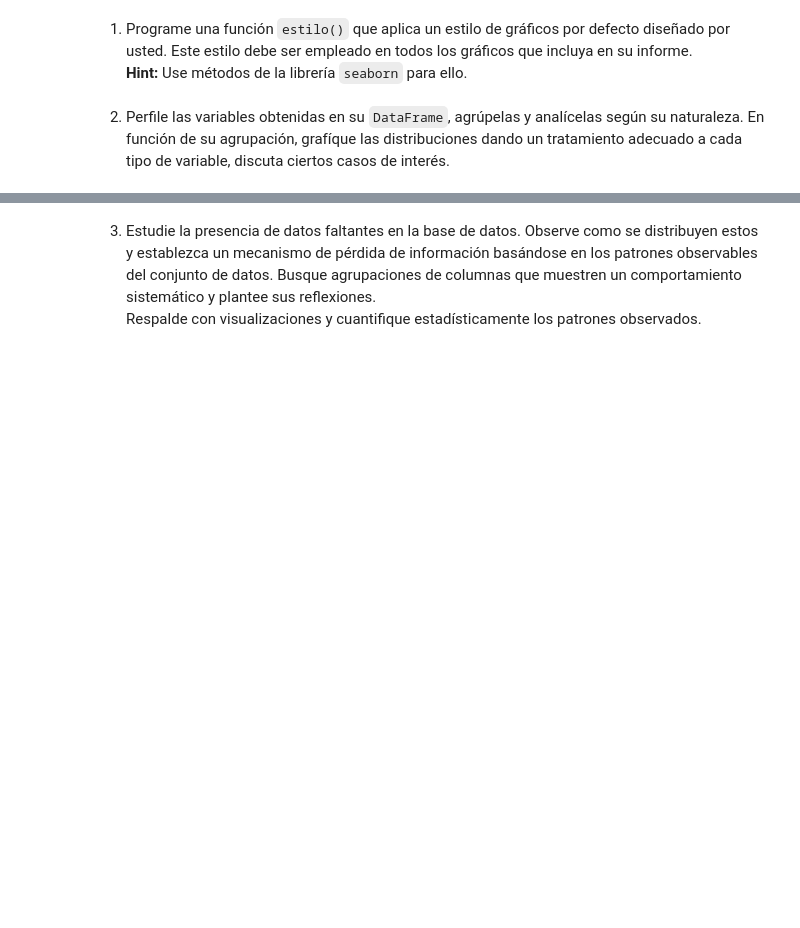
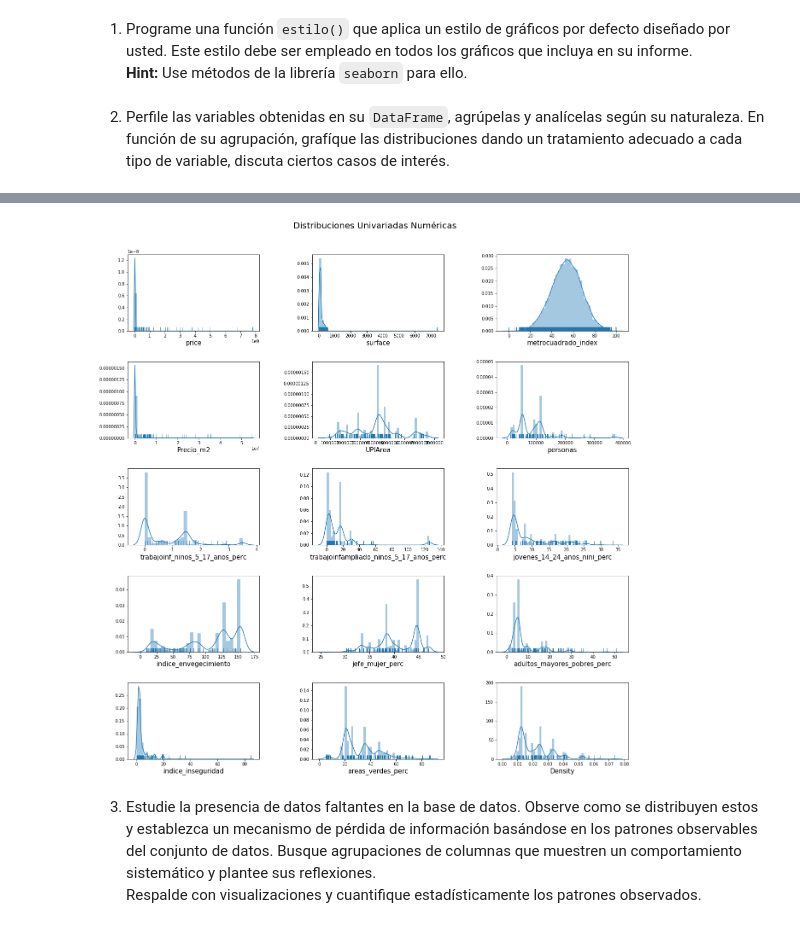
Before and after one commit to fbadilla1/tarea1-Lab, a Jupyter notebook: tarea1.ipynb, the cells around one changed output, grey strips where cells are left out. Cells and saved outputs as stored; diff of their text form; code cells hidden in the pictures; blank space fills up the shorter version.

```diff
--- a/tarea1.ipynb
+++ b/tarea1.ipynb
@@ -224,0 +295,15 @@ __Hint:__ Use métodos de la librería `seaborn` para ello.
+# %%
+fig, ax = plt.subplots(nrows=5, ncols=3, figsize=[17, 17])
+fig.tight_layout()
+
+fig.suptitle('Distribuciones Univariadas Numéricas',fontsize=20,x=0.5,y=1.05)
+
+for axis, col in zip(ax.flatten(), numeric):
+    # Graficos para datos numericos
+    sns.distplot(df[('numeric', col)], ax=axis, rug=True)
+    axis.set_xlabel(col, fontsize=15)
+
+w, h = (.4, .4)
+plt.subplots_adjust(wspace=w, hspace=h)
+# %% [output]
+[figure, added]
```
Also changed, not shown: parts of 10 cells of this notebook.
